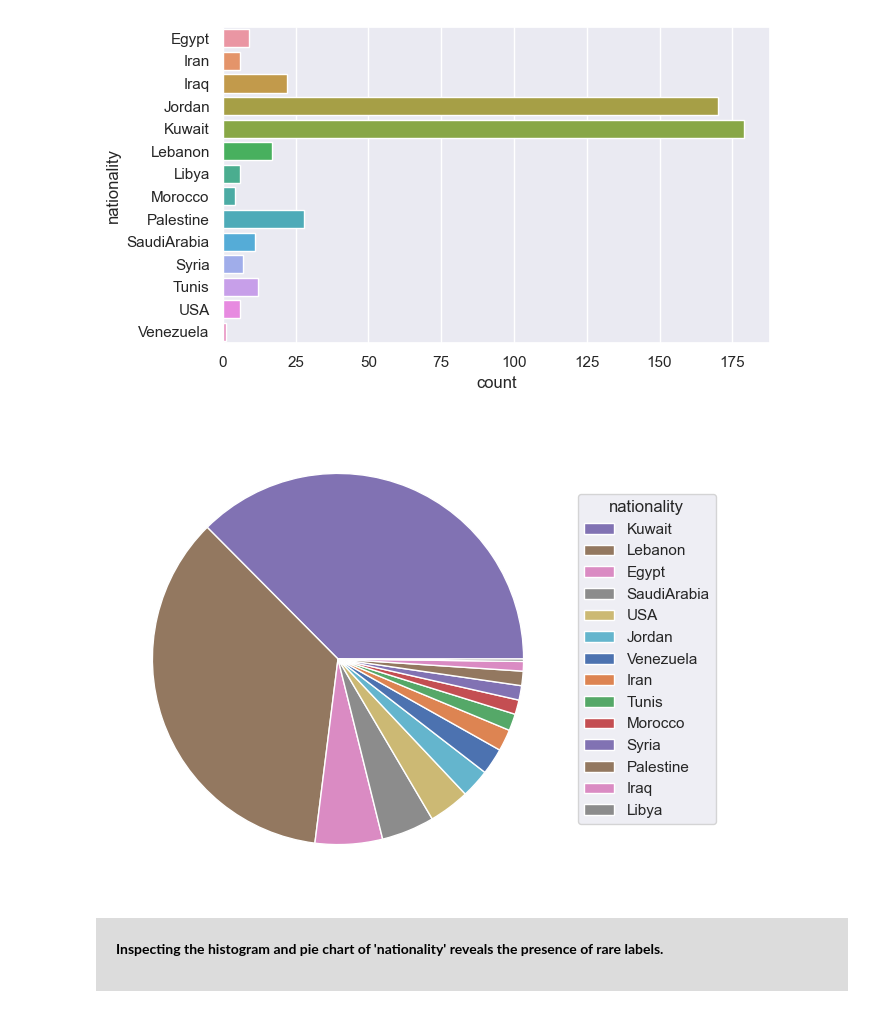
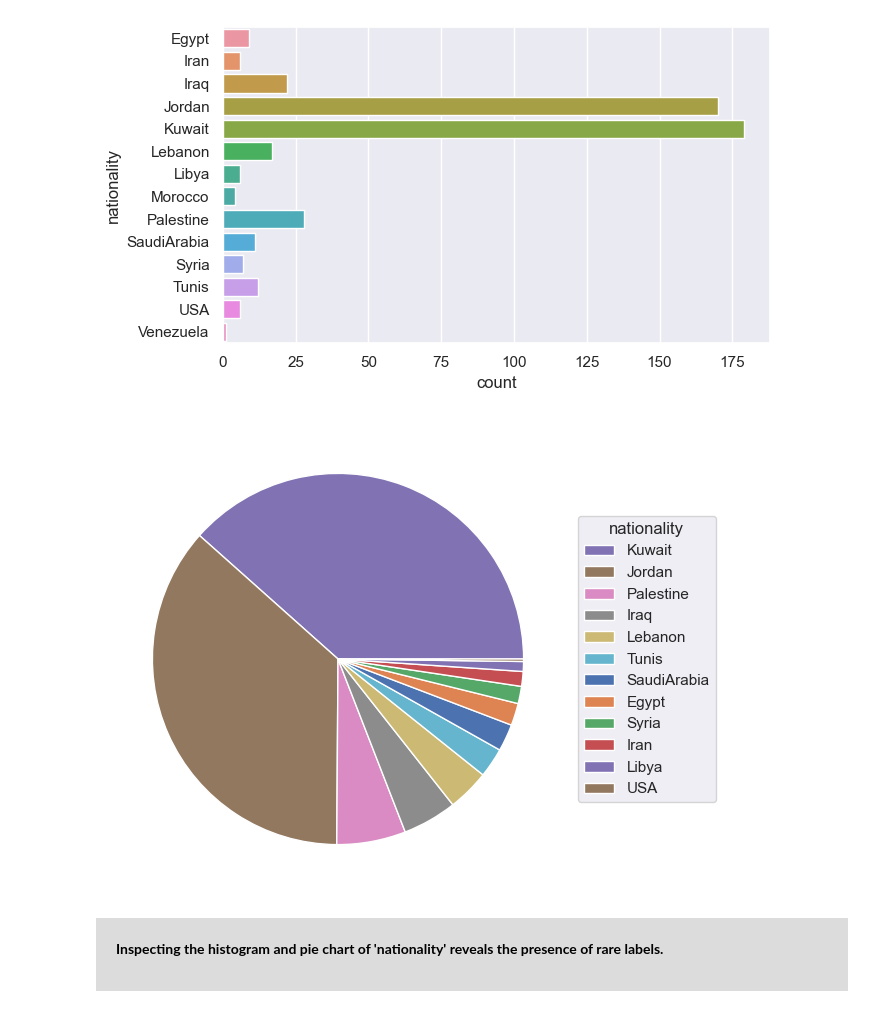
Before and after one commit to AamirKhaan/Student-Academic-Performance, a Jupyter notebook: 02_Categorical_Data_Visualization.ipynb, the cells around one changed output. Cells and saved outputs as stored; diff of their text form; code cells hidden in the pictures.

```diff
--- a/02_Categorical_Data_Visualization.ipynb
+++ b/02_Categorical_Data_Visualization.ipynb
@@ -334,4 +277,4 @@ nominal_df
 # %%
-nationality_df = convert_to_df('nationality', nominal_df)
-print('nationality\n',nationality_df)
+nationality_df = pd.DataFrame(nominal_df['nationality'].value_counts()).reset_index()
+nationality_df
 # %% [output]
@@ -460,22 +397,23 @@ sns.countplot(y='nationality', data=nominal_df);
 # %% [output]
 [figure]
 # %%
-def pie_plot_single(data_df,title):
-    data = data_df['counts']
-    labels = list(data_df['labels'].unique())
+def pie_plot_single(data_frame,title):
+    data = tuple(data_frame[title].unique())
+    labels = data_frame[data_frame.columns[0]]
 
 
     fig, ax = plt.subplots(figsize=(12, 5), subplot_kw=dict(aspect="equal"))
-    wedges = ax.pie(nationality_df['counts'],startangle=90);
+    wedges = ax.pie(data_frame[title],startangle=90);
     wedges, texts = ax.pie(data)
+
     ax.legend(wedges, labels,
               title = title,
               loc="center left",
               bbox_to_anchor=(1, 0, 0.5, 1));
 
 pie_plot_single(nationality_df,'nationality')
 # %% [output]
-[figure, old version]
+[figure, new version]
 # %% [markdown]
 <div style="background-color:Gainsboro; padding:20px; text-align:justify; font-weight: bold">
 
```
Also changed, not shown: parts of 34 cells of this notebook, 7 other files.
